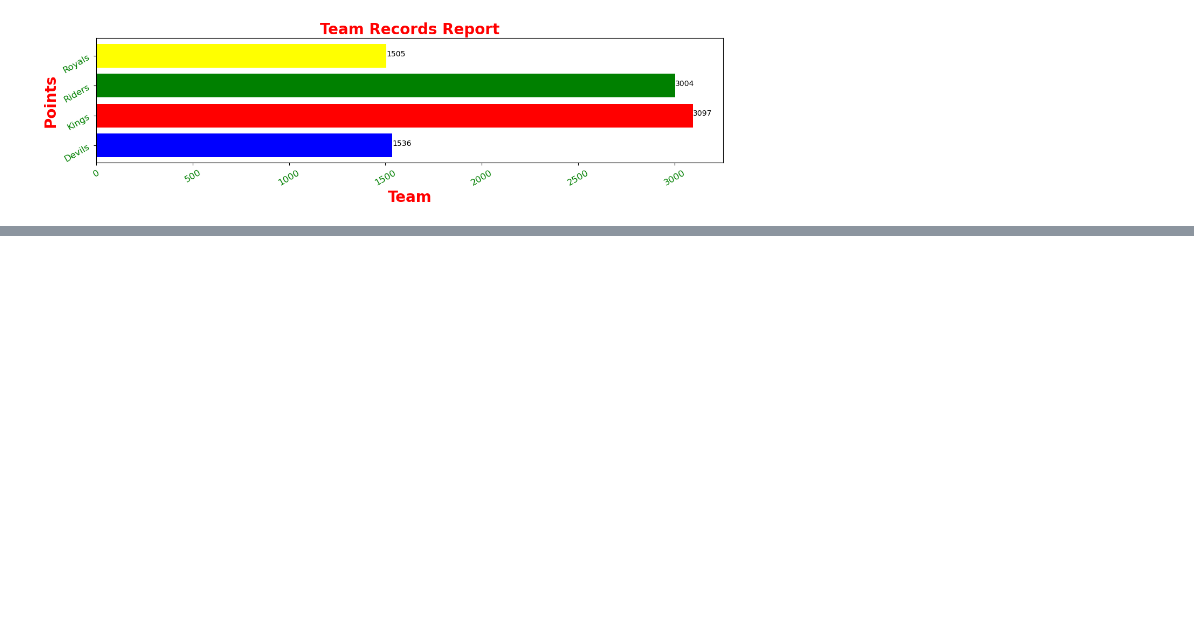
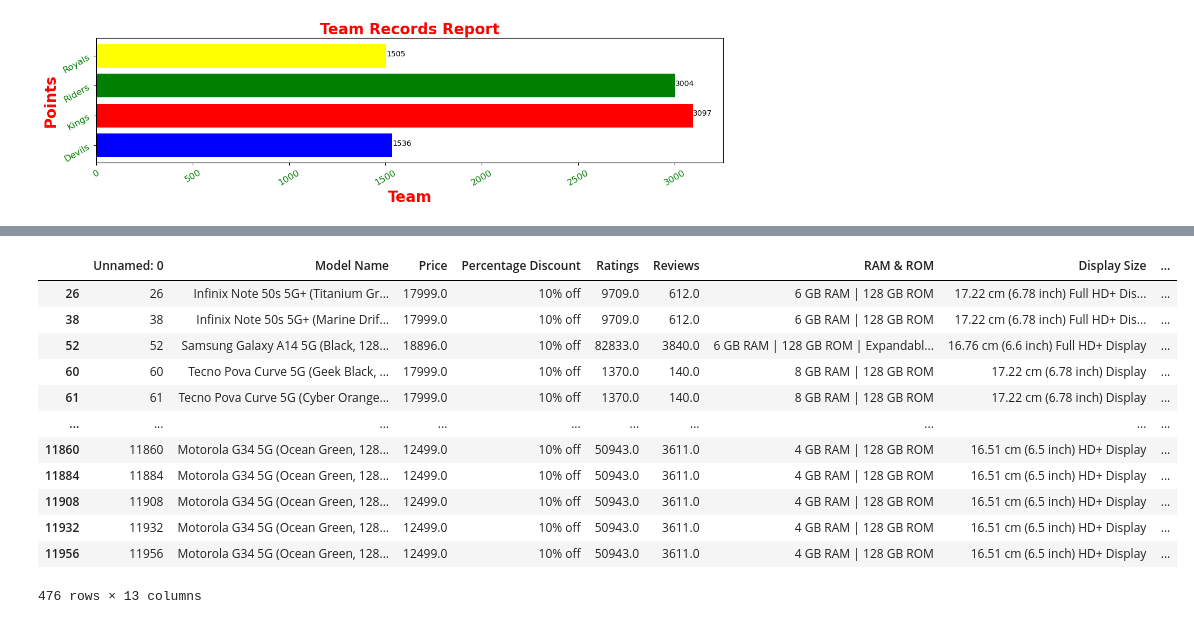
Before and after one commit to anshuKumar-codes/Data_Analytics_Journey, a Jupyter notebook: Pandas/day 2 pandas.ipynb, the cells around one changed output, grey strips where cells are left out. Saved outputs shown, nothing was run; the diff lists cells and outputs as text; code cells hidden in the pictures; blank space fills up the shorter version.

```diff
--- a/Pandas/day 2 pandas.ipynb
+++ b/Pandas/day 2 pandas.ipynb
@@ -816,0 +927,17 @@ plt.show()
+# %%
+s=df[df["Percentage Discount"]=="10% off"]
+s
+# %% [output]
+|  | Unnamed: 0 | Model Name | Price | Percentage Discount | Ratings | Reviews | RAM & ROM | Display Size | ... |
+| 26 | 26 | Infinix Note 50s 5G+ (Titanium Gr... | 17999.0 | 10% off | 9709.0 | 612.0 | 6 GB RAM | 128 GB ROM | 17.22 cm (6.78 inch) Full HD+ Dis... | ... |
+| 38 | 38 | Infinix Note 50s 5G+ (Marine Drif... | 17999.0 | 10% off | 9709.0 | 612.0 | 6 GB RAM | 128 GB ROM | 17.22 cm (6.78 inch) Full HD+ Dis... | ... |
+| 52 | 52 | Samsung Galaxy A14 5G (Black, 128... | 18896.0 | 10% off | 82833.0 | 3840.0 | 6 GB RAM | 128 GB ROM | Expandabl... | 16.76 cm (6.6 inch) Full HD+ Display | ... |
+| 60 | 60 | Tecno Pova Curve 5G (Geek Black, ... | 17999.0 | 10% off | 1370.0 | 140.0 | 8 GB RAM | 128 GB ROM | 17.22 cm (6.78 inch) Display | ... |
+| 61 | 61 | Tecno Pova Curve 5G (Cyber Orange... | 17999.0 | 10% off | 1370.0 | 140.0 | 8 GB RAM | 128 GB ROM | 17.22 cm (6.78 inch) Display | ... |
+| ... | ... | ... | ... | ... | ... | ... | ... | ... | ... |
+| 11860 | 11860 | Motorola G34 5G (Ocean Green, 128... | 12499.0 | 10% off | 50943.0 | 3611.0 | 4 GB RAM | 128 GB ROM | 16.51 cm (6.5 inch) HD+ Display | ... |
+| 11884 | 11884 | Motorola G34 5G (Ocean Green, 128... | 12499.0 | 10% off | 50943.0 | 3611.0 | 4 GB RAM | 128 GB ROM | 16.51 cm (6.5 inch) HD+ Display | ... |
+| 11908 | 11908 | Motorola G34 5G (Ocean Green, 128... | 12499.0 | 10% off | 50943.0 | 3611.0 | 4 GB RAM | 128 GB ROM | 16.51 cm (6.5 inch) HD+ Display | ... |
+| 11932 | 11932 | Motorola G34 5G (Ocean Green, 128... | 12499.0 | 10% off | 50943.0 | 3611.0 | 4 GB RAM | 128 GB ROM | 16.51 cm (6.5 inch) HD+ Display | ... |
+| 11956 | 11956 | Motorola G34 5G (Ocean Green, 128... | 12499.0 | 10% off | 50943.0 | 3611.0 | 4 GB RAM | 128 GB ROM | 16.51 cm (6.5 inch) HD+ Display | ... |
+476 rows × 13 columns
```
Also changed, not shown: parts of 18 cells of this notebook, 2 other files.
